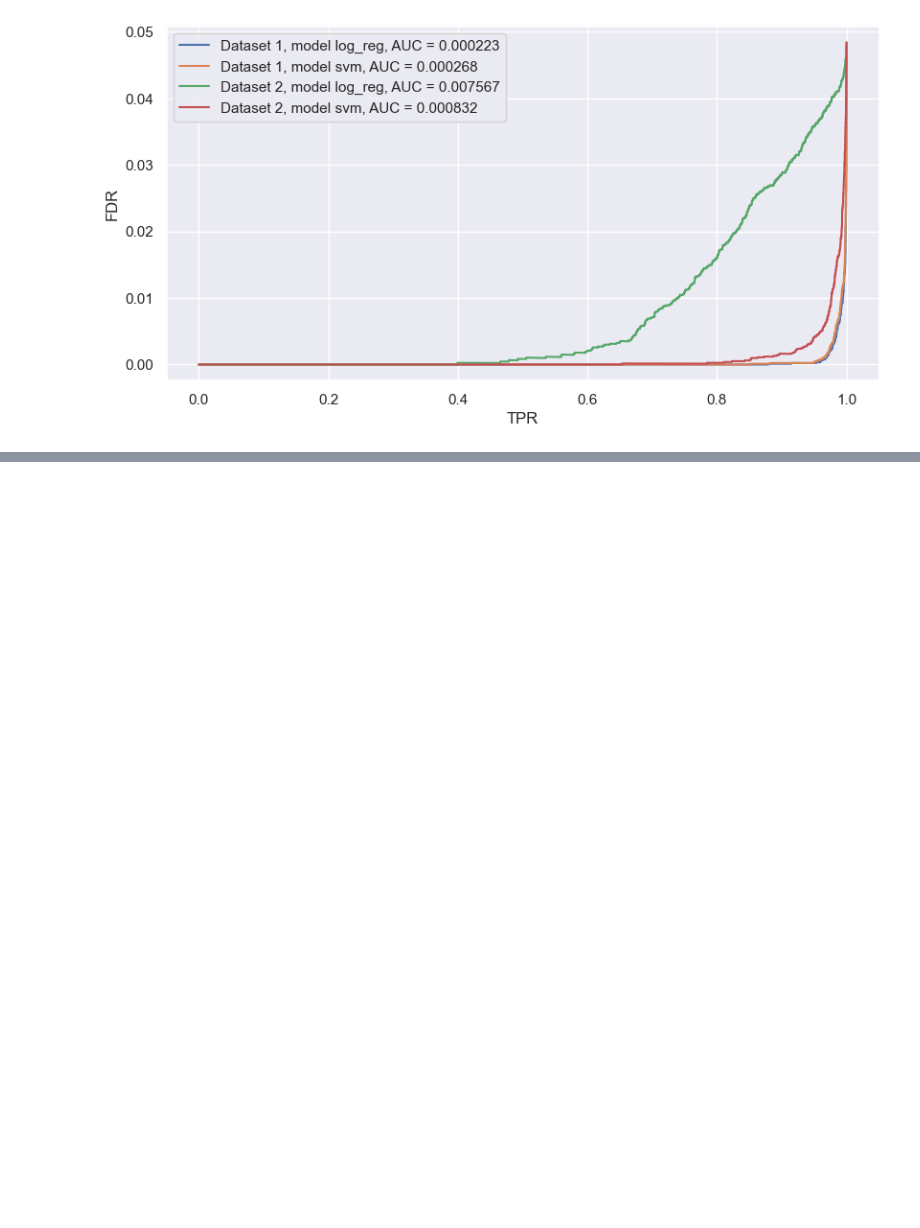
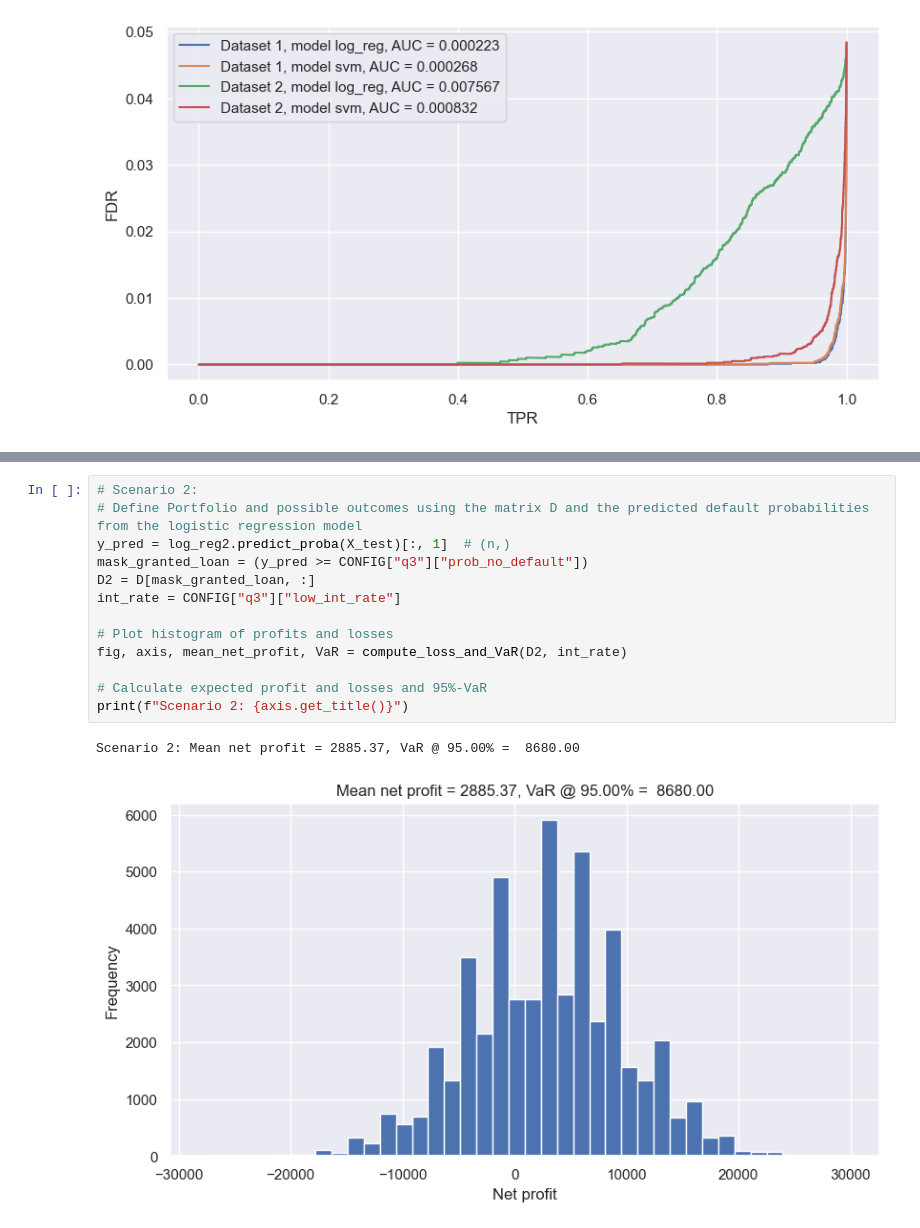
Before and after one commit to 10258392511/MLFIProjects, a Jupyter notebook: CreditAnalytics/assignment2_completed.ipynb, the cells around one changed output, grey strips where cells are left out. Saved outputs shown, nothing was run; the diff lists cells and outputs as text; blank space fills up the shorter version.

```diff
--- a/CreditAnalytics/assignment2_complete.ipynb
+++ b/CreditAnalytics/assignment2_completed.ipynb
@@ -351,0 +377,16 @@ fig, axis = model_eval(metric_dict_collection)
+# %%
+# Scenario 2:
+# Define Portfolio and possible outcomes using the matrix D and the predicted default probabilities from the logistic regression model
+y_pred = log_reg2.predict_proba(X_test)[:, 1]  # (n,)
+mask_granted_loan = (y_pred >= CONFIG["q3"]["prob_no_default"])
+D2 = D[mask_granted_loan, :]
+int_rate = CONFIG["q3"]["low_int_rate"]
+
+# Plot histogram of profits and losses
+fig, axis, mean_net_profit, VaR = compute_loss_and_VaR(D2, int_rate)
+
+# Calculate expected profit and losses and 95%-VaR
+print(f"Scenario 2: {axis.get_title()}")
+# %% [output]
+Scenario 2: Mean net profit = 2885.37, VaR @ 95.00% =  8680.00
+[figure, added]
```
Also changed, not shown: parts of 10 cells of this notebook.
